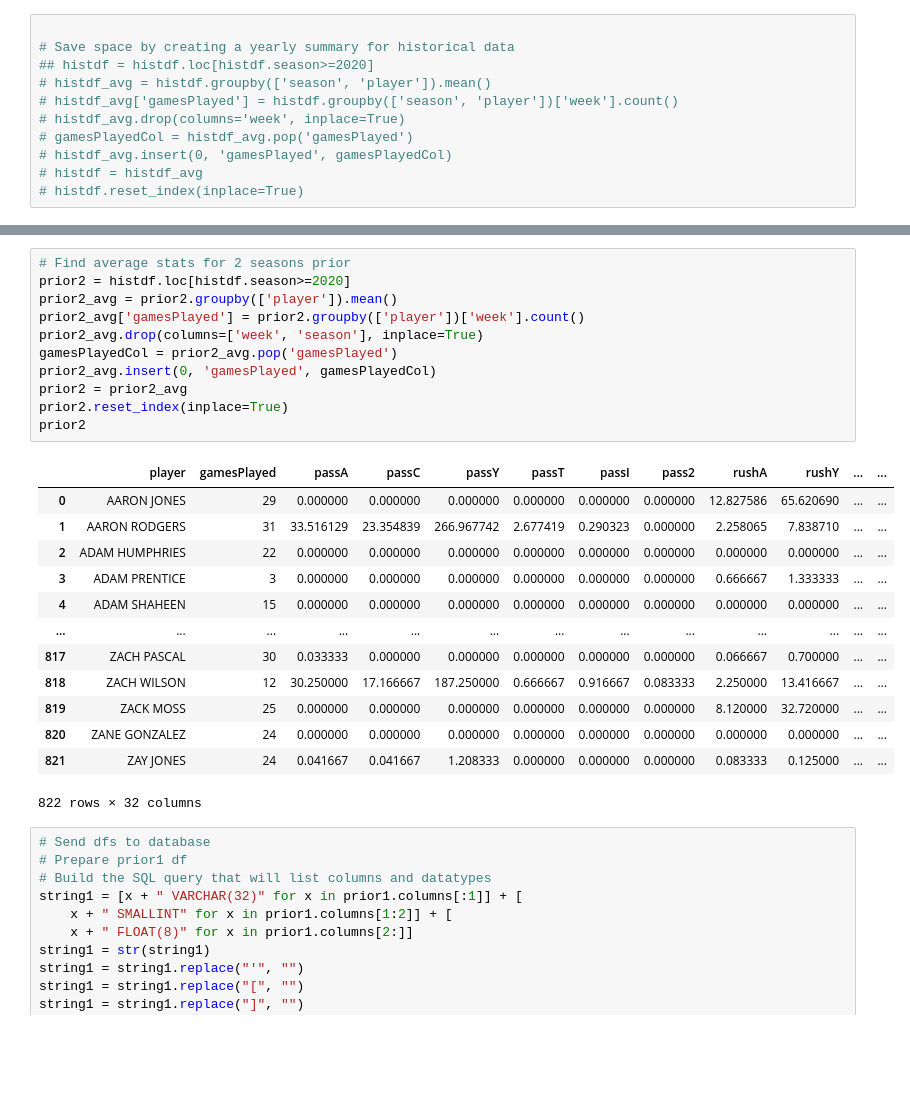
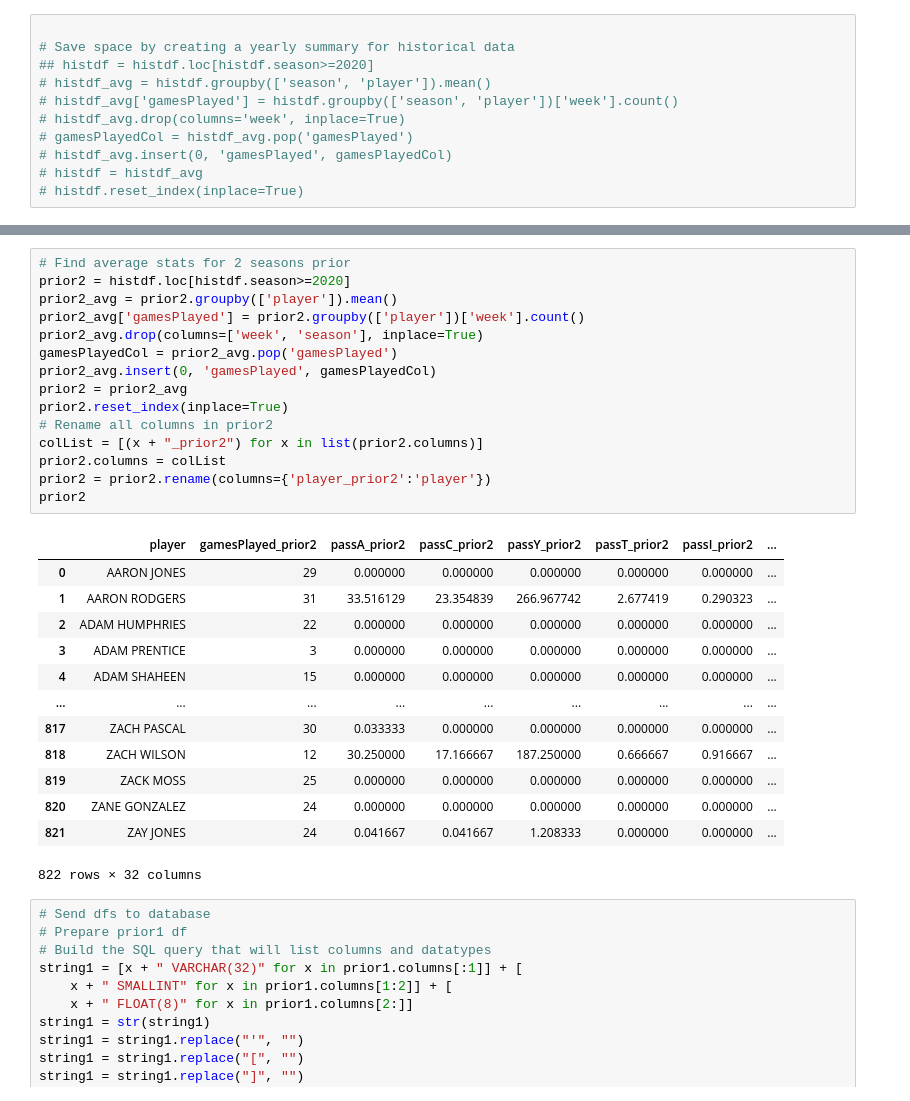
Before and after one commit to travisdharry/ff_demo, a Jupyter notebook: initialSetup.ipynb, the cells around one changed output, grey strips where cells are left out. Cells and saved outputs as stored; diff of their text form; blank space fills up the shorter version.

```diff
--- a/initialSetup.ipynb
+++ b/initialSetup.ipynb
@@ -81,27 +85,31 @@ prior1
 # %%
 # Find average stats for 2 seasons prior
 prior2 = histdf.loc[histdf.season>=2020]
 prior2_avg = prior2.groupby(['player']).mean()
 prior2_avg['gamesPlayed'] = prior2.groupby(['player'])['week'].count()
 prior2_avg.drop(columns=['week', 'season'], inplace=True)
 gamesPlayedCol = prior2_avg.pop('gamesPlayed')
 prior2_avg.insert(0, 'gamesPlayed', gamesPlayedCol)
 prior2 = prior2_avg
 prior2.reset_index(inplace=True)
+# Rename all columns in prior2
+colList = [(x + "_prior2") for x in list(prior2.columns)]
+prior2.columns = colList
+prior2 = prior2.rename(columns={'player_prior2':'player'})
 prior2
 # %% [output]
-|  | player | gamesPlayed | passA | passC | passY | passT | passI | pass2 | rushA | rushY | ... | ... |
-| 0 | AARON JONES | 29 | 0.000000 | 0.000000 | 0.000000 | 0.000000 | 0.000000 | 0.000000 | 12.827586 | 65.620690 | ... | ... |
-| 1 | AARON RODGERS | 31 | 33.516129 | 23.354839 | 266.967742 | 2.677419 | 0.290323 | 0.000000 | 2.258065 | 7.838710 | ... | ... |
-| 2 | ADAM HUMPHRIES | 22 | 0.000000 | 0.000000 | 0.000000 | 0.000000 | 0.000000 | 0.000000 | 0.000000 | 0.000000 | ... | ... |
-| 3 | ADAM PRENTICE | 3 | 0.000000 | 0.000000 | 0.000000 | 0.000000 | 0.000000 | 0.000000 | 0.666667 | 1.333333 | ... | ... |
-| 4 | ADAM SHAHEEN | 15 | 0.000000 | 0.000000 | 0.000000 | 0.000000 | 0.000000 | 0.000000 | 0.000000 | 0.000000 | ... | ... |
-| ... | ... | ... | ... | ... | ... | ... | ... | ... | ... | ... | ... | ... |
-| 817 | ZACH PASCAL | 30 | 0.033333 | 0.000000 | 0.000000 | 0.000000 | 0.000000 | 0.000000 | 0.066667 | 0.700000 | ... | ... |
-| 818 | ZACH WILSON | 12 | 30.250000 | 17.166667 | 187.250000 | 0.666667 | 0.916667 | 0.083333 | 2.250000 | 13.416667 | ... | ... |
-| 819 | ZACK MOSS | 25 | 0.000000 | 0.000000 | 0.000000 | 0.000000 | 0.000000 | 0.000000 | 8.120000 | 32.720000 | ... | ... |
-| 820 | ZANE GONZALEZ | 24 | 0.000000 | 0.000000 | 0.000000 | 0.000000 | 0.000000 | 0.000000 | 0.000000 | 0.000000 | ... | ... |
-| 821 | ZAY JONES | 24 | 0.041667 | 0.041667 | 1.208333 | 0.000000 | 0.000000 | 0.000000 | 0.083333 | 0.125000 | ... | ... |
+|  | player | gamesPlayed_prior2 | passA_prior2 | passC_prior2 | passY_prior2 | passT_prior2 | passI_prior2 | ... |
+| 0 | AARON JONES | 29 | 0.000000 | 0.000000 | 0.000000 | 0.000000 | 0.000000 | ... |
+| 1 | AARON RODGERS | 31 | 33.516129 | 23.354839 | 266.967742 | 2.677419 | 0.290323 | ... |
+| 2 | ADAM HUMPHRIES | 22 | 0.000000 | 0.000000 | 0.000000 | 0.000000 | 0.000000 | ... |
+| 3 | ADAM PRENTICE | 3 | 0.000000 | 0.000000 | 0.000000 | 0.000000 | 0.000000 | ... |
+| 4 | ADAM SHAHEEN | 15 | 0.000000 | 0.000000 | 0.000000 | 0.000000 | 0.000000 | ... |
+| ... | ... | ... | ... | ... | ... | ... | ... | ... |
+| 817 | ZACH PASCAL | 30 | 0.033333 | 0.000000 | 0.000000 | 0.000000 | 0.000000 | ... |
+| 818 | ZACH WILSON | 12 | 30.250000 | 17.166667 | 187.250000 | 0.666667 | 0.916667 | ... |
+| 819 | ZACK MOSS | 25 | 0.000000 | 0.000000 | 0.000000 | 0.000000 | 0.000000 | ... |
+| 820 | ZANE GONZALEZ | 24 | 0.000000 | 0.000000 | 0.000000 | 0.000000 | 0.000000 | ... |
+| 821 | ZAY JONES | 24 | 0.041667 | 0.041667 | 1.208333 | 0.000000 | 0.000000 | ... |
 822 rows × 32 columns
 # %%
 # Send dfs to database
```
Also changed, not shown: parts of 7 cells of this notebook, 1 other file.
